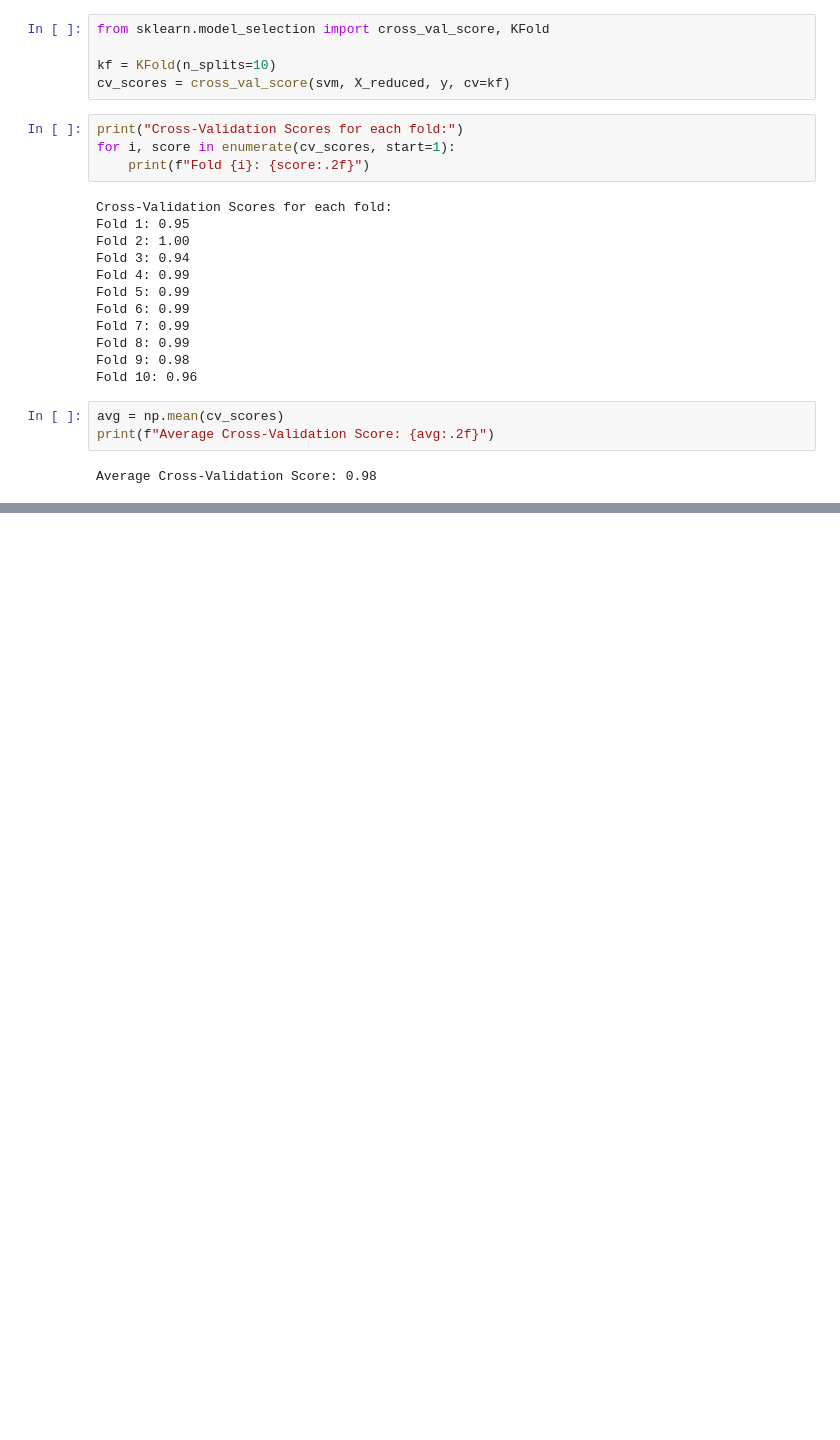
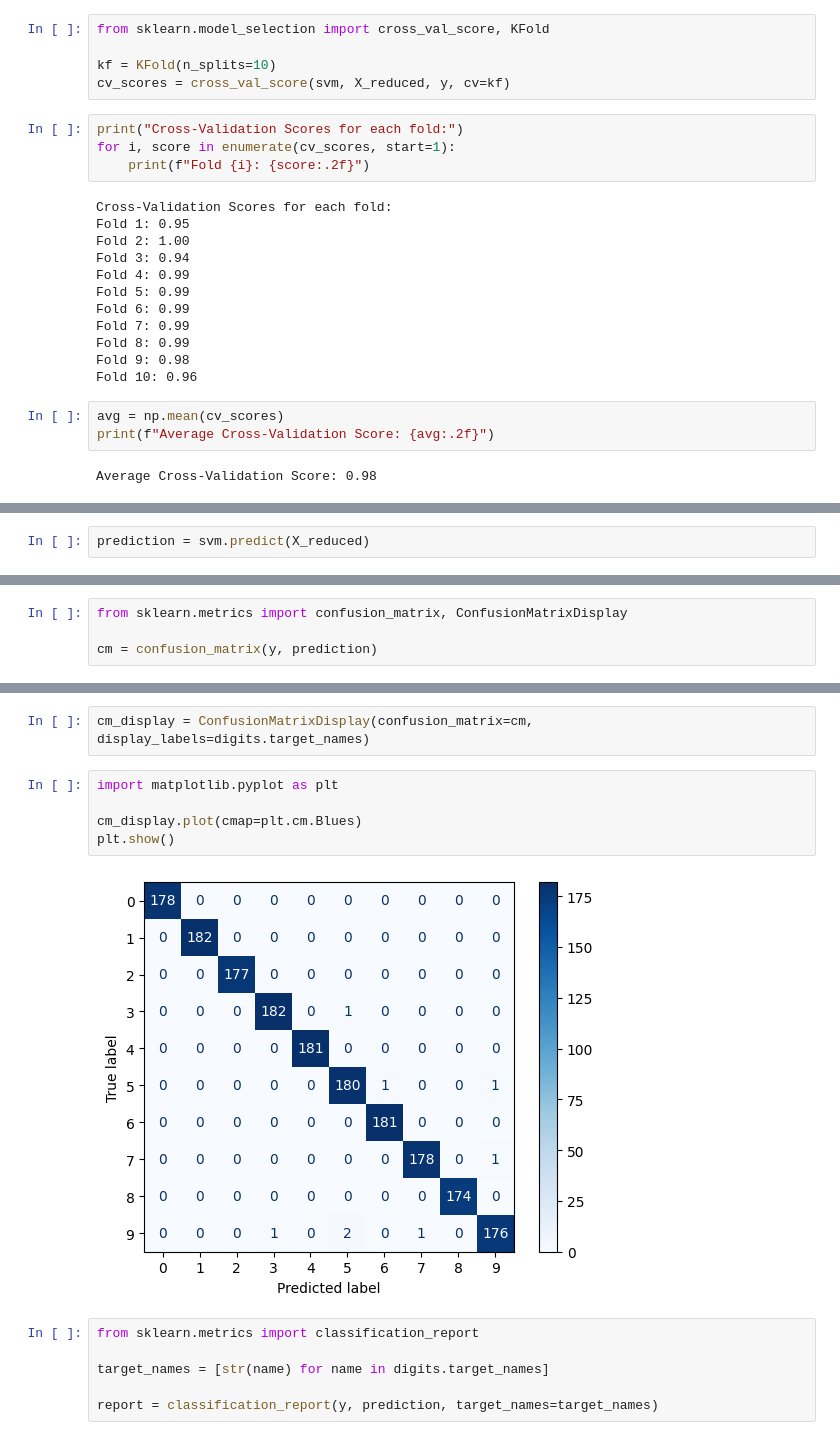
Before and after one commit to zakariaelaoufi/ML-Algorithms, a Jupyter notebook: SVM.ipynb, the cells around one changed output, grey strips where cells are left out. Drawn from its saved outputs; the diff is of its cells as text; blank space fills up the shorter version.

```diff
--- a/SVM.ipynb
+++ b/SVM.ipynb
@@ -107,0 +110,2 @@ Average Cross-Validation Score: 0.98
+# %%
+prediction = svm.predict(X_reduced)
@@ -107,0 +114,4 @@ Average Cross-Validation Score: 0.98
+# %%
+from sklearn.metrics import confusion_matrix, ConfusionMatrixDisplay
+
+cm = confusion_matrix(y, prediction)
@@ -107,0 +131,15 @@ Average Cross-Validation Score: 0.98
+# %%
+cm_display = ConfusionMatrixDisplay(confusion_matrix=cm, display_labels=digits.target_names)
+# %%
+import matplotlib.pyplot as plt
+
+cm_display.plot(cmap=plt.cm.Blues)
+plt.show()
+# %% [output]
+[figure, added]
+# %%
+from sklearn.metrics import classification_report
+
+target_names = [str(name) for name in digits.target_names]
+
+report = classification_report(y, prediction, target_names=target_names)
```
Also changed, not shown: parts of 4 cells of this notebook, 4 other files.
